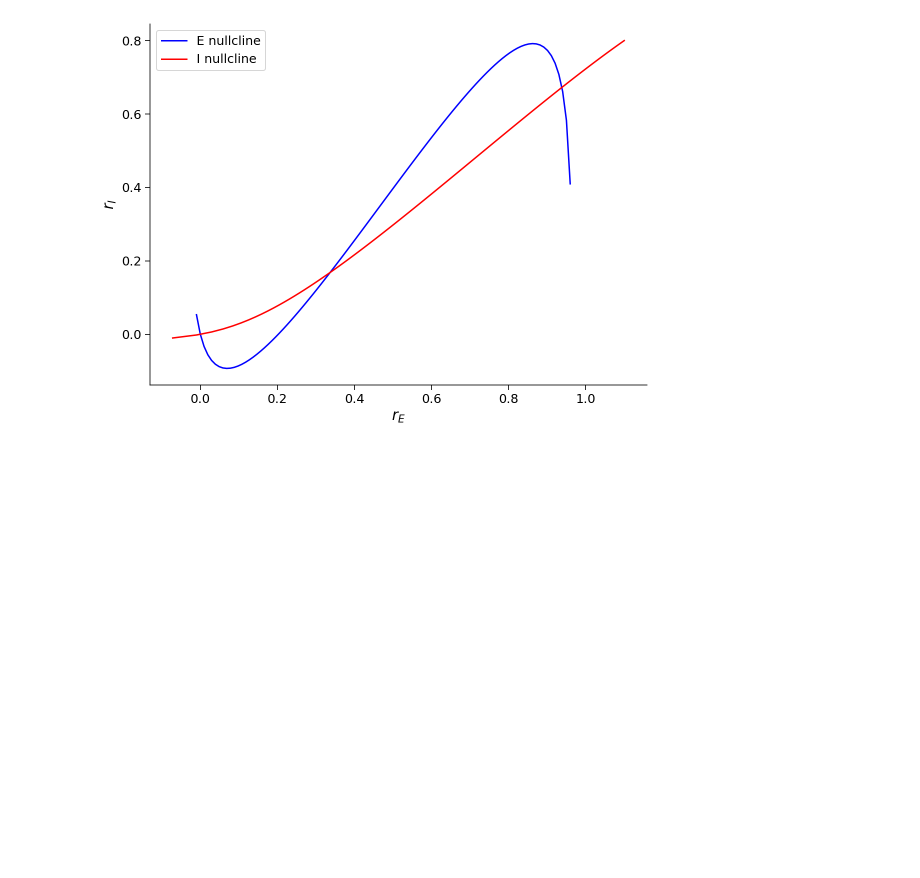
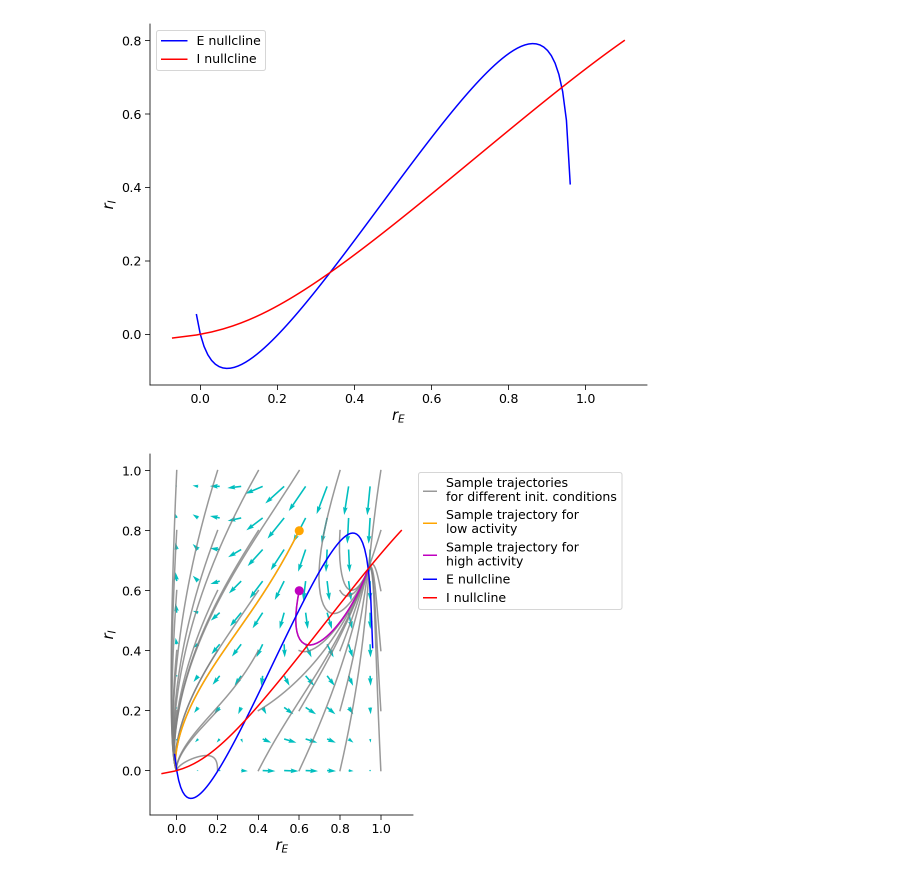
Before and after one commit to Blazkowiz47/NMA, a Jupyter notebook: W2/D4/tut2.ipynb, the cells around one changed output. Saved outputs shown, nothing was run; the diff lists cells and outputs as text; code cells hidden in the pictures; blank space fills up the shorter version.

```diff
--- a/W2/D4/tut2.ipynb
+++ b/W2/D4/tut2.ipynb
@@ -439,3 +439,23 @@ Inh_null_rE = get_I_nullcline(Inh_null_rI, **pars)
 plot_nullclines(Exc_null_rE, Exc_null_rI, Inh_null_rE, Inh_null_rI)
 # %% [output]
 [figure]
+# %%
+def EIderivs(rE, rI,
+             tau_E, a_E, theta_E, wEE, wEI, I_ext_E,
+             tau_I, a_I, theta_I, wIE, wII, I_ext_I,
+             **other_pars):
+  """Time derivatives for E/I variables (dE/dt, dI/dt)."""
+
+  # Compute the derivative of rE
+  drEdt = 1/tau_E * (-rE + F(wEE*rE - wEI*rI + I_ext_E, a_E,theta_E))
+
+  # Compute the derivative of rI
+  drIdt = 1/tau_I * (-rI + F(wII*rI - wIE*rE + I_ext_I, a_I,theta_I))
+
+  return drEdt, drIdt
+
+
+# Create vector field using EIderivs
+plot_complete_analysis(default_pars())
+# %% [output]
+[figure, added]
```
